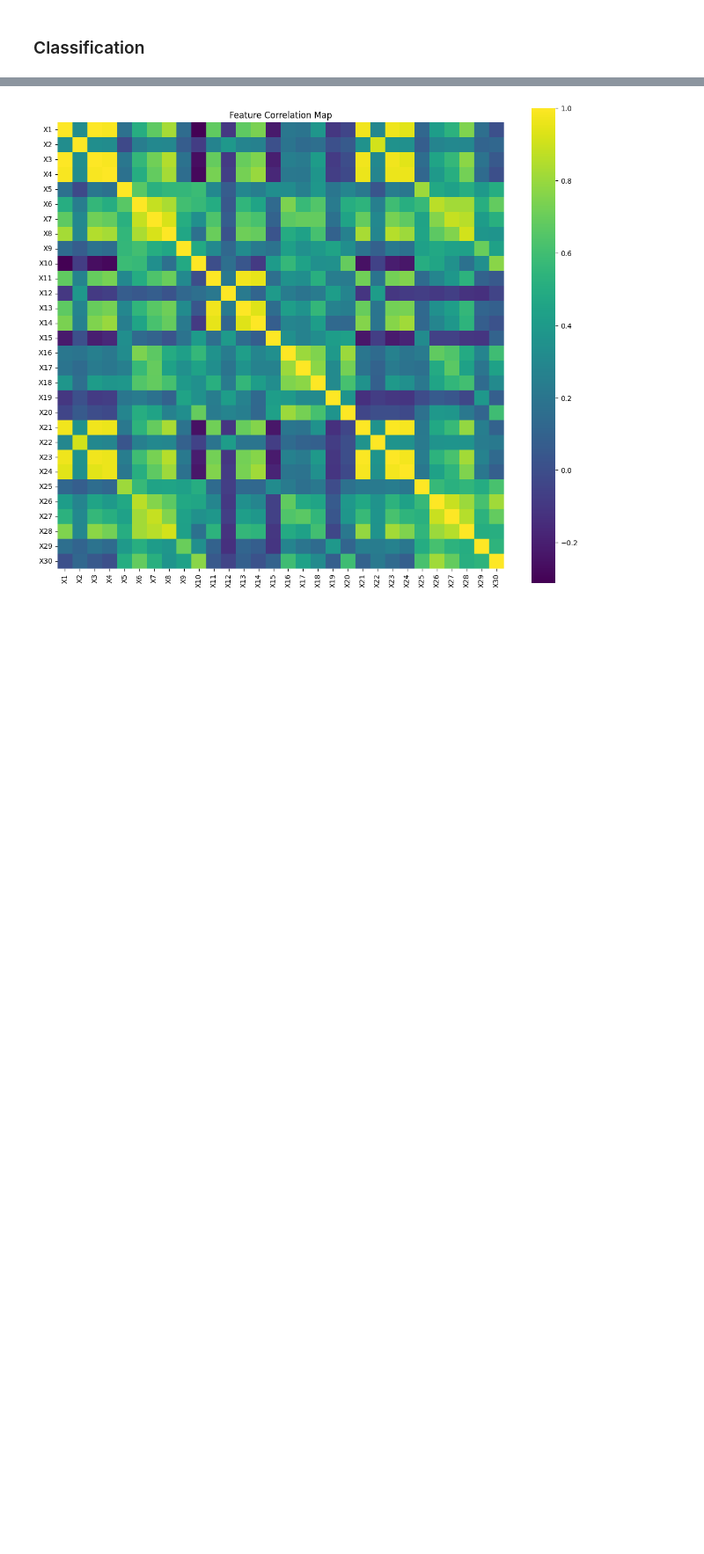
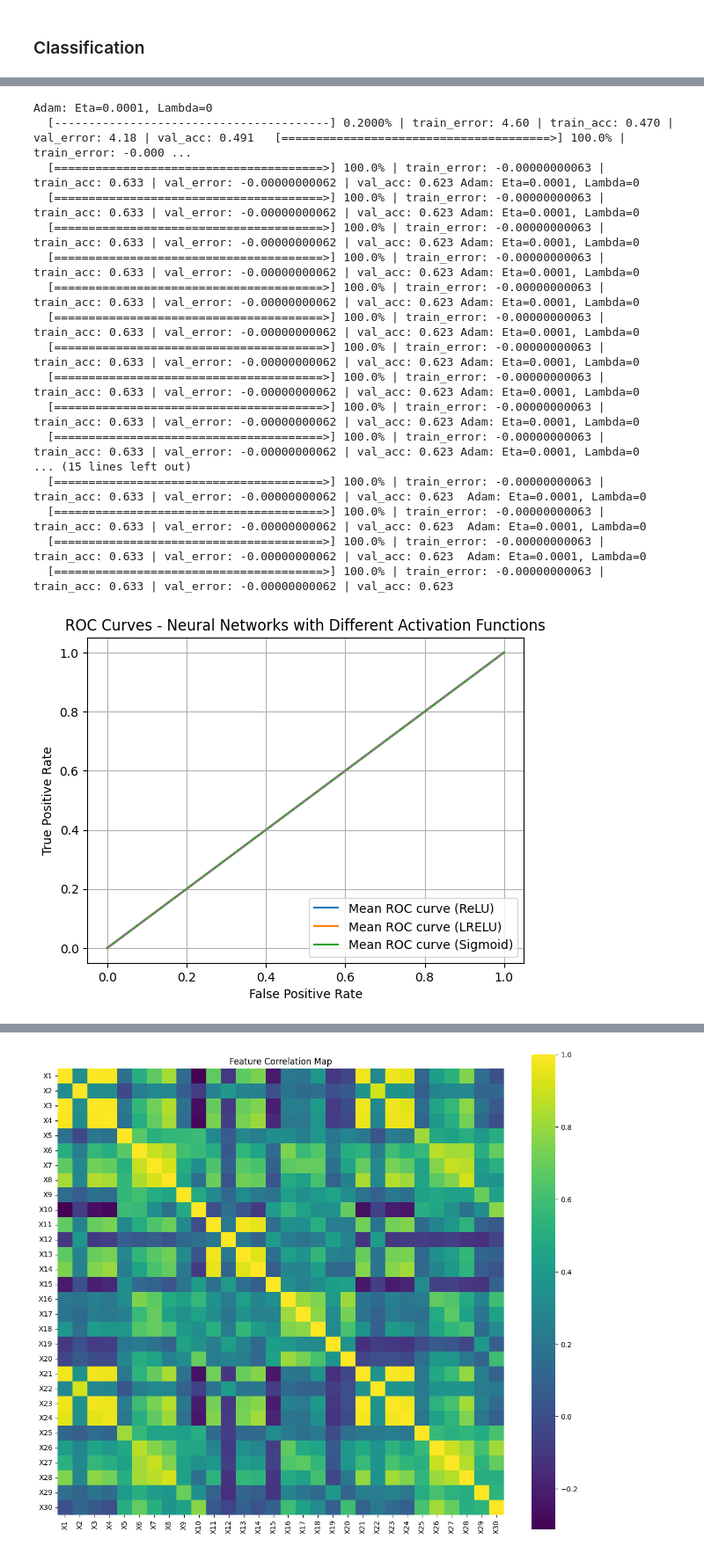
Before and after one commit to Elisaottoboni/Machine-Learning-University-of-Oslo, a Jupyter notebook: Project2/partB.ipynb, the cells around one changed output, grey strips where cells are left out. Shown at 88% size. Saved outputs shown, nothing was run; the diff lists cells and outputs as text; code cells hidden in the pictures; blank space fills up the shorter version.

```diff
--- a/Project2/partB.ipynb
+++ b/Project2/partB.ipynb
@@ -509 +853,76 @@ RuntimeWarning: overflow encountered in matmul
+# %%
+# Neural Network Evaluation with different activation functions
+activation_functions = {
+    "ReLU": (RELU, CostCrossEntropy),
+    "LRELU": (LRELU, CostCrossEntropy),
+    "Sigmoid": (sigmoid, CostCrossEntropy),
+}
+
+for act_name, (hidden_func, cost_func) in activation_functions.items():
+    tpr_list = []
+    fpr_list = []
+
+    for _ in range(n_splits):
+        X_train, X_val, t_train, t_val = train_test_split(X, target, test_size=test_size, random_state=random_state)
+
+        # Define and train neural network model
+        hidden_nodes1 = 100
+        hidden_nodes2 = 30
+        dims = (input_nodes, hidden_nodes1, hidden_nodes2, output_nodes)
+        neural_network = FFNN(dims, hidden_func=hidden_func, output_func=sigmoid, cost_func=cost_func, seed=random_state)
+
+        # Reset weights
+        neural_network.reset_weights()
+
+        # Train the model
+        scheduler = Adam(eta=1e-4, rho=0.9, rho2=0.999)
+        neural_network.fit(X_train, t_train, scheduler, epochs=1000, X_val=X_val, t_val=t_val)
+
+        # Predictions on the validation set
+        predictions_prob = neural_network.predict(X_val).flatten()
+
+        # Compute ROC curve
+        fpr, tpr, _ = roc_curve(t_val, predictions_prob)
+        fpr_list.append(fpr)
+        tpr_list.append(tpr)
+
+    # Interpolating the TPR at common FPR values for the neural network
+    mean_tpr = np.zeros_like(mean_fpr)
+
+    for i in range(n_splits):
+        tpr_interp = interpolate.interp1d(fpr_list[i], tpr_list[i], bounds_error=False, fill_value="extrapolate")
+        mean_tpr += tpr_interp(mean_fpr)
+
+    mean_tpr /= n_splits
+
+    # Plot the average ROC curve for the neural network
+    plt.plot(mean_fpr, mean_tpr, label=f'Mean ROC curve ({act_name})')
+
+# Finalizing the plot
+plt.xlabel('False Positive Rate')
+plt.ylabel('True Positive Rate')
+plt.title('ROC Curves - Neural Networks with Different Activation Functions')
+plt.plot([0, 1], [0, 1], color='gray', linestyle='--')
+plt.legend(loc='lower right')
+plt.grid()
+plt.show()
+# %% [output]
+Adam: Eta=0.0001, Lambda=0
+  [----------------------------------------] 0.2000% | train_error: 4.60 | train_acc: 0.470 | val_error: 4.18 | val_acc: 0.491   [=======================================>] 100.0% | train_error: -0.000 ...
+  [=======================================>] 100.0% | train_error: -0.00000000063 | train_acc: 0.633 | val_error: -0.00000000062 | val_acc: 0.623 Adam: Eta=0.0001, Lambda=0
+  [=======================================>] 100.0% | train_error: -0.00000000063 | train_acc: 0.633 | val_error: -0.00000000062 | val_acc: 0.623 Adam: Eta=0.0001, Lambda=0
+  [=======================================>] 100.0% | train_error: -0.00000000063 | train_acc: 0.633 | val_error: -0.00000000062 | val_acc: 0.623 Adam: Eta=0.0001, Lambda=0
+  [=======================================>] 100.0% | train_error: -0.00000000063 | train_acc: 0.633 | val_error: -0.00000000062 | val_acc: 0.623 Adam: Eta=0.0001, Lambda=0
+  [=======================================>] 100.0% | train_error: -0.00000000063 | train_acc: 0.633 | val_error: -0.00000000062 | val_acc: 0.623 Adam: Eta=0.0001, Lambda=0
+  [=======================================>] 100.0% | train_error: -0.00000000063 | train_acc: 0.633 | val_error: -0.00000000062 | val_acc: 0.623 Adam: Eta=0.0001, Lambda=0
+  [=======================================>] 100.0% | train_error: -0.00000000063 | train_acc: 0.633 | val_error: -0.00000000062 | val_acc: 0.623 Adam: Eta=0.0001, Lambda=0
+  [=======================================>] 100.0% | train_error: -0.00000000063 | train_acc: 0.633 | val_error: -0.00000000062 | val_acc: 0.623 Adam: Eta=0.0001, Lambda=0
+  [=======================================>] 100.0% | train_error: -0.00000000063 | train_acc: 0.633 | val_error: -0.00000000062 | val_acc: 0.623 Adam: Eta=0.0001, Lambda=0
+  [=======================================>] 100.0% | train_error: -0.00000000063 | train_acc: 0.633 | val_error: -0.00000000062 | val_acc: 0.623 Adam: Eta=0.0001, Lambda=0
+... (15 lines left out)
+  [=======================================>] 100.0% | train_error: -0.00000000063 | train_acc: 0.633 | val_error: -0.00000000062 | val_acc: 0.623  Adam: Eta=0.0001, Lambda=0
+  [=======================================>] 100.0% | train_error: -0.00000000063 | train_acc: 0.633 | val_error: -0.00000000062 | val_acc: 0.623  Adam: Eta=0.0001, Lambda=0
+  [=======================================>] 100.0% | train_error: -0.00000000063 | train_acc: 0.633 | val_error: -0.00000000062 | val_acc: 0.623  Adam: Eta=0.0001, Lambda=0
+  [=======================================>] 100.0% | train_error: -0.00000000063 | train_acc: 0.633 | val_error: -0.00000000062 | val_acc: 0.623
+[figure, added]
 # %%
```
Also changed, not shown: parts of 7 cells of this notebook, 5 other files.
